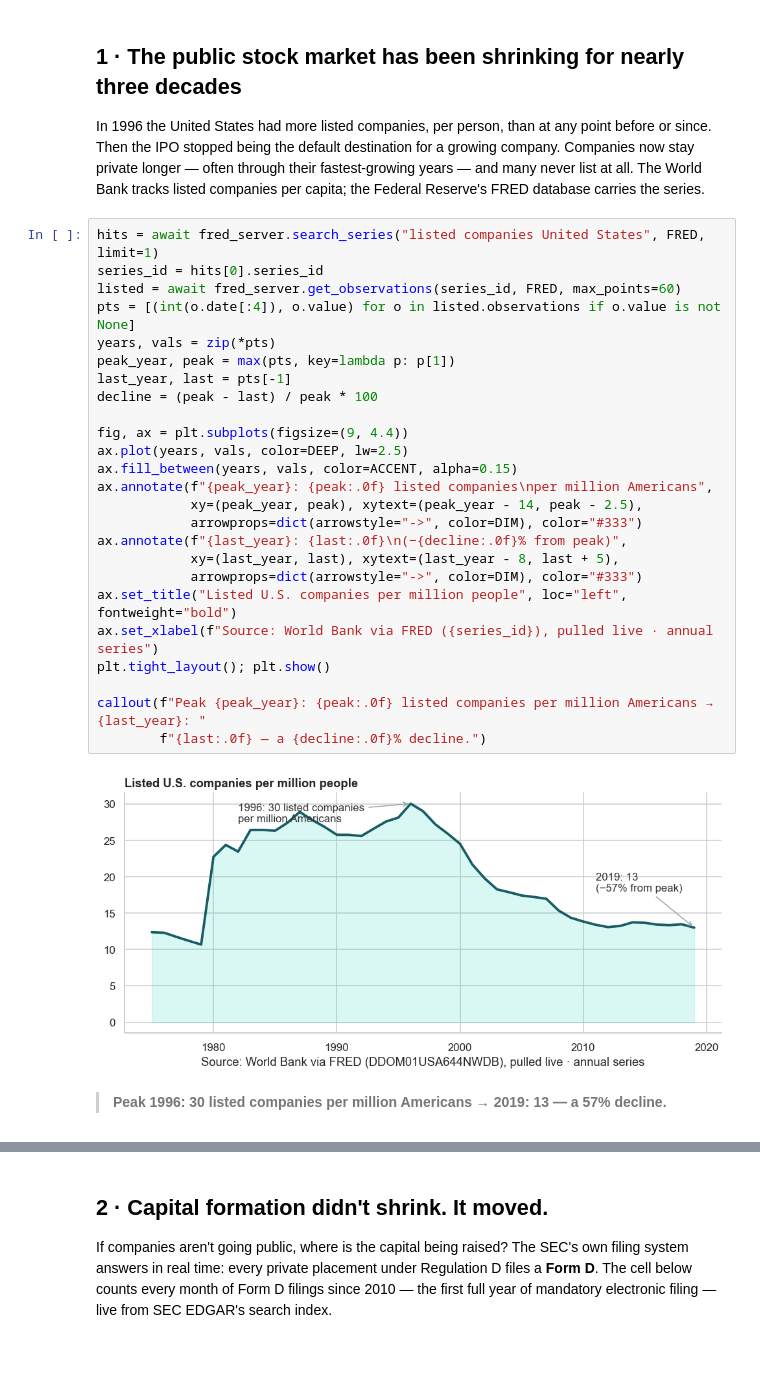
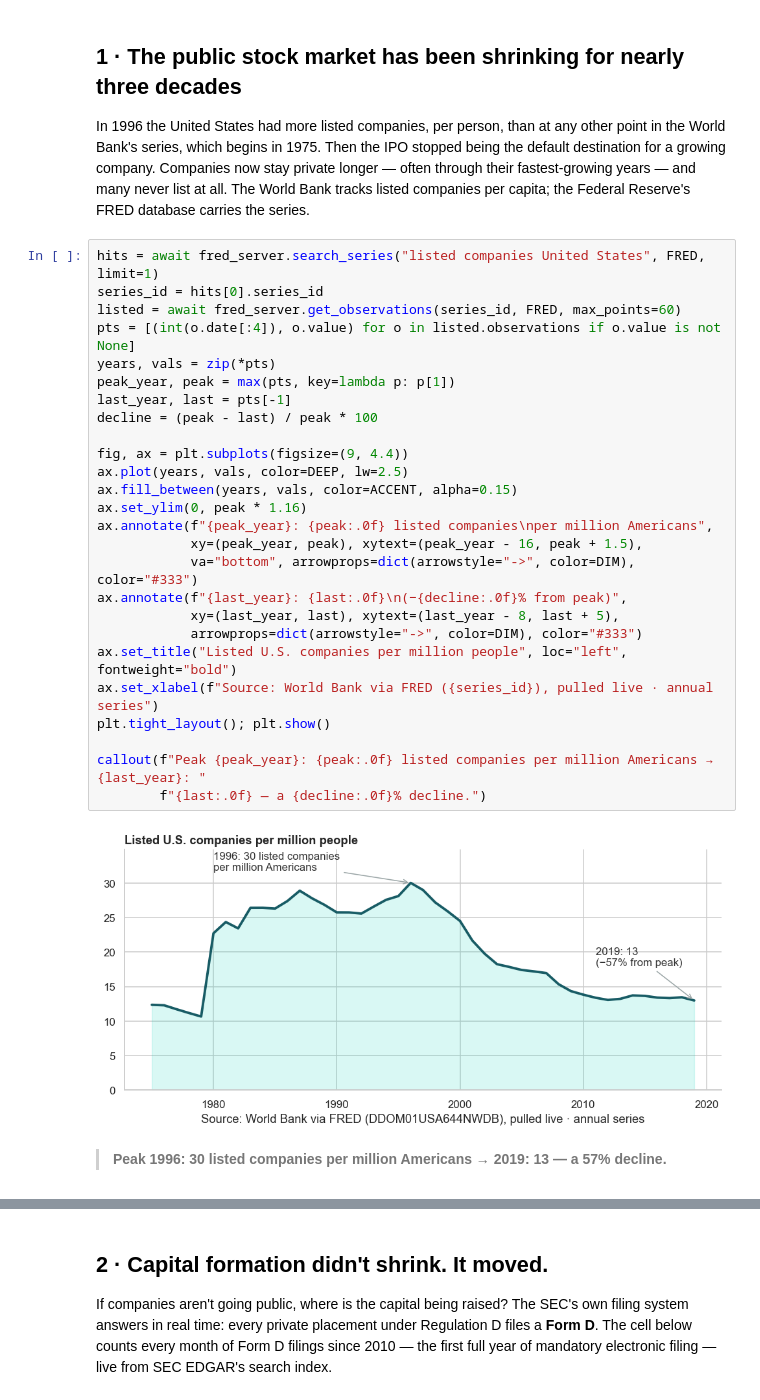
Before and after one commit to StartEngine/private-markets-research, a Jupyter notebook: private_markets.ipynb, the cells around one changed output, grey strips where cells are left out. Drawn from its saved outputs; the diff is of its cells as text; blank space fills up the shorter version.

```diff
--- a/private_markets.ipynb
+++ b/private_markets.ipynb
@@ -70,37 +70,38 @@ display(Markdown(f"*All live figures in this document were pulled on {TODAY.isof
 # %% [markdown]
 ## 1 · The public stock market has been shrinking for nearly three decades
 
-In 1996 the United States had more listed companies, per person, than at any point before
-or since. Then the IPO stopped being the default destination for a growing company.
+In 1996 the United States had more listed companies, per person, than at any other point
+in the World Bank's series, which begins in 1975. Then the IPO stopped being the default destination for a growing company.
 Companies now stay private longer — often through their fastest-growing years — and many
 never list at all. The World Bank tracks listed companies per capita; the Federal Reserve's
 FRED database carries the series.
 # %%
 hits = await fred_server.search_series("listed companies United States", FRED, limit=1)
 series_id = hits[0].series_id
 listed = await fred_server.get_observations(series_id, FRED, max_points=60)
 pts = [(int(o.date[:4]), o.value) for o in listed.observations if o.value is not None]
 years, vals = zip(*pts)
 peak_year, peak = max(pts, key=lambda p: p[1])
 last_year, last = pts[-1]
 decline = (peak - last) / peak * 100
 
 fig, ax = plt.subplots(figsize=(9, 4.4))
 ax.plot(years, vals, color=DEEP, lw=2.5)
 ax.fill_between(years, vals, color=ACCENT, alpha=0.15)
+ax.set_ylim(0, peak * 1.16)
 ax.annotate(f"{peak_year}: {peak:.0f} listed companies\nper million Americans",
-            xy=(peak_year, peak), xytext=(peak_year - 14, peak - 2.5),
-            arrowprops=dict(arrowstyle="->", color=DIM), color="#333")
+            xy=(peak_year, peak), xytext=(peak_year - 16, peak + 1.5),
+            va="bottom", arrowprops=dict(arrowstyle="->", color=DIM), color="#333")
 ax.annotate(f"{last_year}: {last:.0f}\n(−{decline:.0f}% from peak)",
             xy=(last_year, last), xytext=(last_year - 8, last + 5),
             arrowprops=dict(arrowstyle="->", color=DIM), color="#333")
 ax.set_title("Listed U.S. companies per million people", loc="left", fontweight="bold")
 ax.set_xlabel(f"Source: World Bank via FRED ({series_id}), pulled live · annual series")
 plt.tight_layout(); plt.show()
 
 callout(f"Peak {peak_year}: {peak:.0f} listed companies per million Americans → {last_year}: "
         f"{last:.0f} — a {decline:.0f}% decline.")
 # %% [output]
-[figure, old version]
+[figure, new version]
 > **Peak 1996: 30 listed companies per million Americans → 2019: 13 — a 57% decline.**
 # %% [markdown]
```
Also changed, not shown: parts of 7 cells of this notebook, 2 other files.
